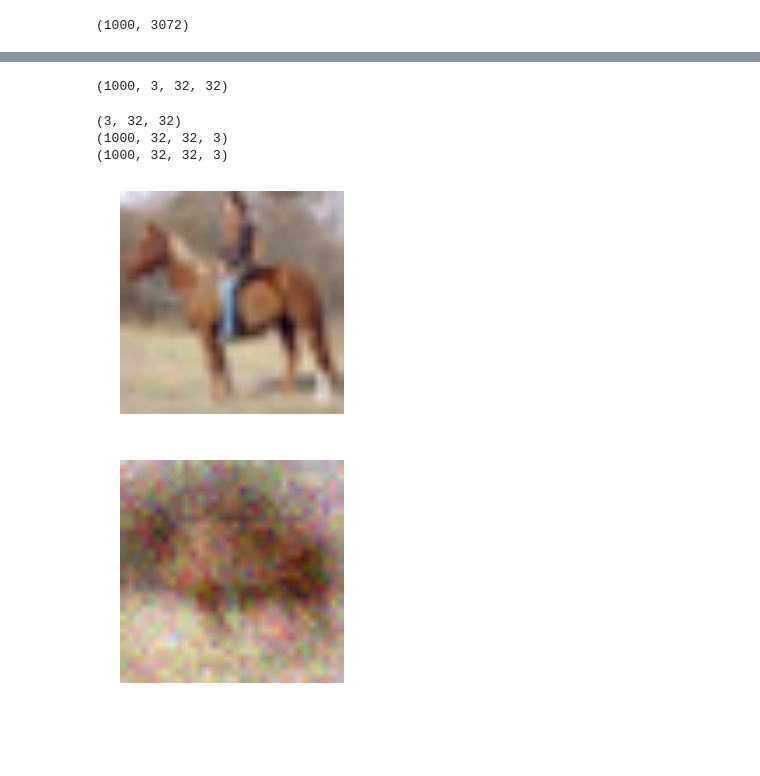
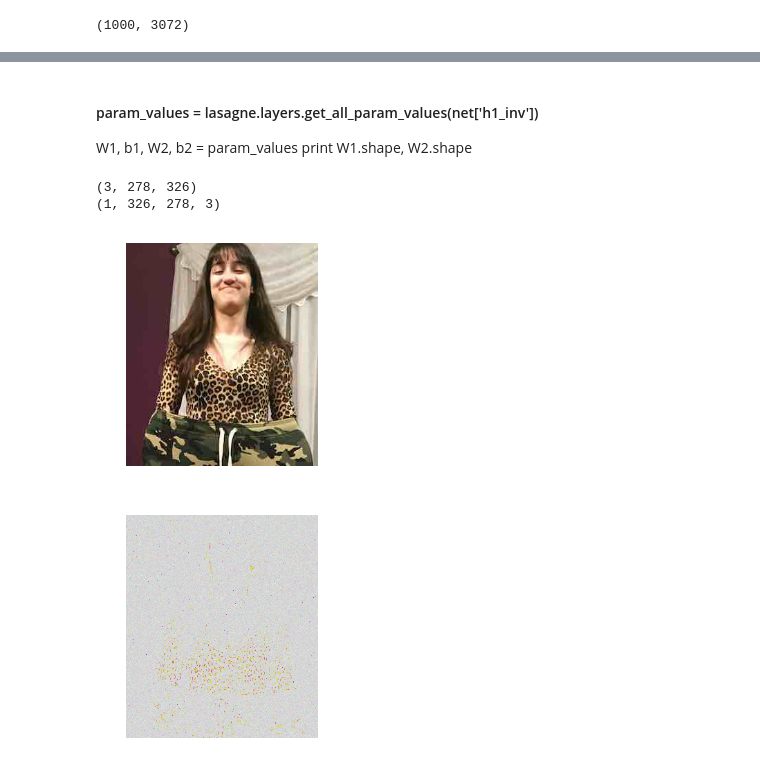
Before and after one commit to mihail911/CS231N-FinalProject, a Jupyter notebook: models/AutoEncoder.ipynb, the cells around one changed output, grey strips where cells are left out. Cells and saved outputs as stored; diff of their text form; code cells hidden in the pictures; blank space fills up the shorter version.

```diff
--- a/models/AutoEncoder.ipynb
+++ b/models/AutoEncoder.ipynb
@@ -93,19 +142,29 @@ def iterate_minibatches(inputs, targets, batchsize, shuffle=False):
             excerpt = slice(start_idx, start_idx + batchsize)
         yield inputs[excerpt], targets[excerpt]
 # %%
-def train(x=data, y=data, num_epochs=20):
-    batch_size = 100
+def train(x=data, y=data, num_epochs=16):
+    batch_size = 1
     print x.dtype
     print y.dtype
     print("Starting training...")
     # We iterate over epochs:
+    start_time = time.time()
     for epoch in range(num_epochs):
+
+        if epoch % 2 == 0:
+            #print 'epoch {0} done after {1} seconds'.format(epoch, time.time() - start_time)
+            compressed = np.array(lasagne.layers.get_output(net['h0_inv'], data, deterministic=True).eval())
+            compressed = compressed.reshape((3, 278, 326))
+            #print compressed.shape
+            imshow_noax(np.transpose(compressed, (2, 1, 0)))
+            plt.show()
+            plt.pause(0.01)
+
         # In each epoch, we do a full pass over the training data:
         train_err = 0.0
         train_batches = 0
-        start_time = time.time()
+
         for batch in iterate_minibatches(x, y, batch_size, shuffle=True):
             inputs, targets = batch
             train_function(inputs, targets)
             train_batches += 1
-        print 'epoch {0} done in time {1}'.format(epoch, time.time() - start_time)
@@ -125,0 +171,4 @@ print W1.shape, W2.shape
+# %%
+%matplotlib inline
+y = data
+train(data, y)
@@ -126,8 +186,12 @@ print W1.shape, W2.shape
+# %% [markdown]
+#### param_values = lasagne.layers.get_all_param_values(net['h1_inv'])
+W1, b1, W2, b2 = param_values
+print W1.shape, W2.shape
 # %%
-compressed = np.array(lasagne.layers.get_output(net['h1_inv'], data, deterministic=True).eval())
+compressed = np.array(lasagne.layers.get_output(net['h0_inv'], data, deterministic=True).eval())
 # %%
-compressed = compressed.reshape((1000, 3, 32, 32))
-print compressed.shape
+#compressed = compressed.reshape((1, 3, 278, 326))
+#print compressed.shape
 
 def imshow_noax(img, normalize=True):
     """ Tiny helper to show images as uint8 and remove axis labels """
@@ -136,28 +200,22 @@ def imshow_noax(img, normalize=True):
         img = 255.0 * (img - img_min) / (img_max - img_min)
     plt.imshow(img.astype('uint8'))
     plt.gca().axis('off')
-# %% [output]
-(1000, 3, 32, 32)
 # %%
 %matplotlib inline
 print compressed[0].shape
 
-print normed_data.shape
-
-
-normed_data = data.reshape((1000, 3, 32, 32))
-normed_data = np.transpose(normed_data, (0, 2, 3, 1))
+normed_data = data.reshape((1, 3, 278, 326))
+normed_data = np.transpose(normed_data, (0, 3, 2, 1))
 print normed_data.shape
 
 # #imshow_noax(compressed[0])
-imshow_noax(normed_data[10])
-#imshow_noax(np.transpose(compressed[0], (1, 2, 0)))
+imshow_noax(normed_data[0])
+#imshow_noax(np.transpose(compressed[9], (1, 2, 0)))
 # %% [output]
-(3, 32, 32)
-(1000, 32, 32, 3)
-(1000, 32, 32, 3)
+(3, 278, 326)
+(1, 326, 278, 3)
-[figure, old version]
+[figure, new version]
 # %%
-imshow_noax(np.transpose(compressed[10], (1, 2, 0)))
+imshow_noax(np.transpose(compressed[0], (2, 1, 0)))
 # %% [output]
-[figure, old version]
+[figure, new version]
```
Also changed, not shown: parts of 9 cells of this notebook, 1 other file.
